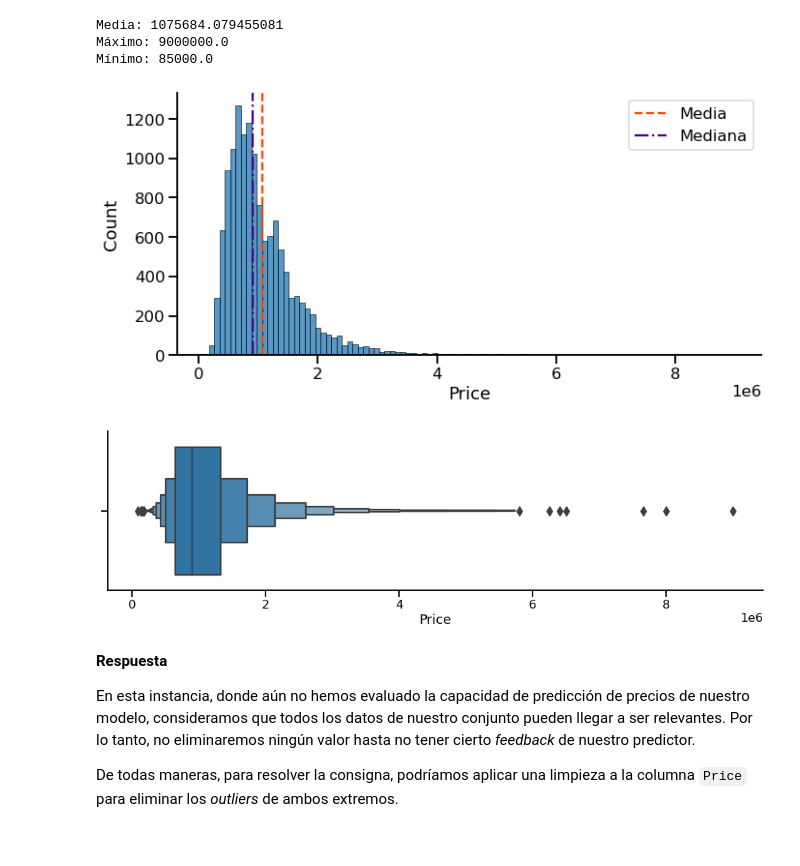
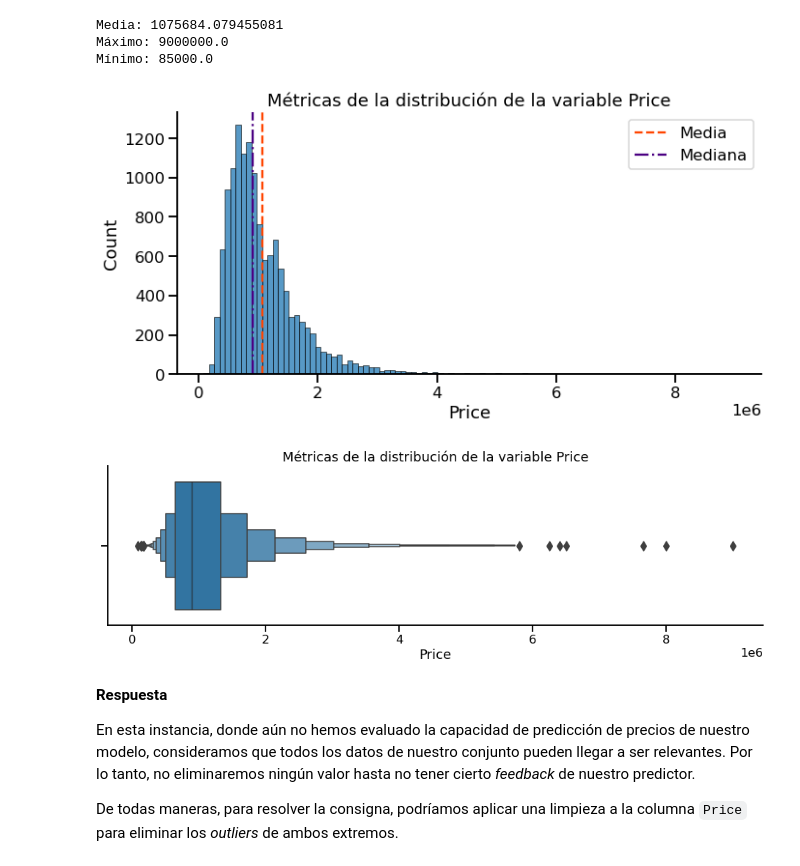
Before and after one commit to mgobbi289/DiploDatos, a Jupyter notebook: AnalisisyCuracion/Entregable_Parte_1.ipynb, the cells around one changed output. Saved outputs shown, nothing was run; the diff lists cells and outputs as text; code cells hidden in the pictures.

```diff
--- a/AnalisisyCuracion/Entregable_Parte_1.ipynb
+++ b/AnalisisyCuracion/Entregable_Parte_1.ipynb
@@ -97,19 +97,21 @@ Mínimo: 85000.0
 # %%
 sns.displot(melb_df.Price, bins=100, aspect=2)
 
+plt.title("Métricas de la distribución de la variable Price")
 plt.axvline(melb_df.Price.mean(), color='orangered', linestyle='--', label='Media')
 plt.axvline(melb_df.Price.median(), color='indigo', linestyle='-.', label='Mediana')
 
 plt.legend();
 # %% [output]
-[figure, old version]
+[figure, new version]
 # %%
 plt.figure(figsize=(16, 4))
+plt.title("Métricas de la distribución de la variable Price")
 
 sns.boxenplot(x=melb_df.Price)
 sns.despine()
 # %% [output]
-[figure, old version]
+[figure, new version]
 # %% [markdown]
 **Respuesta**
 
```
Also changed, not shown: parts of 20 cells of this notebook.
